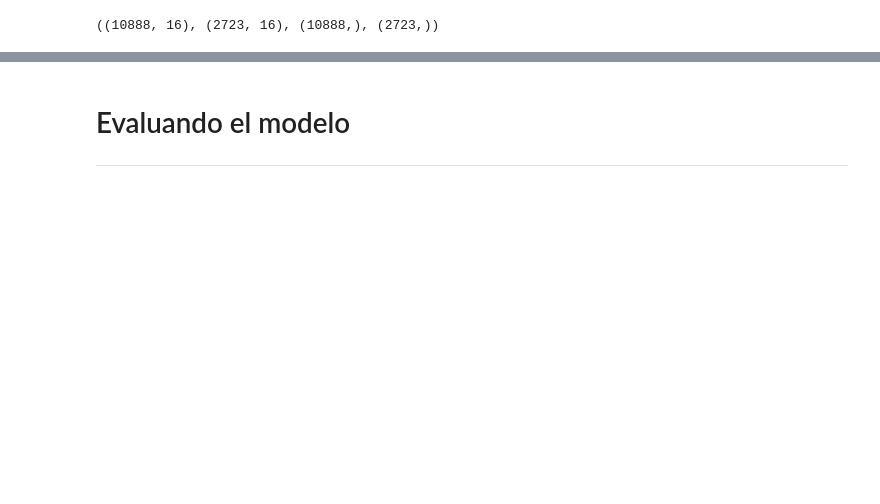
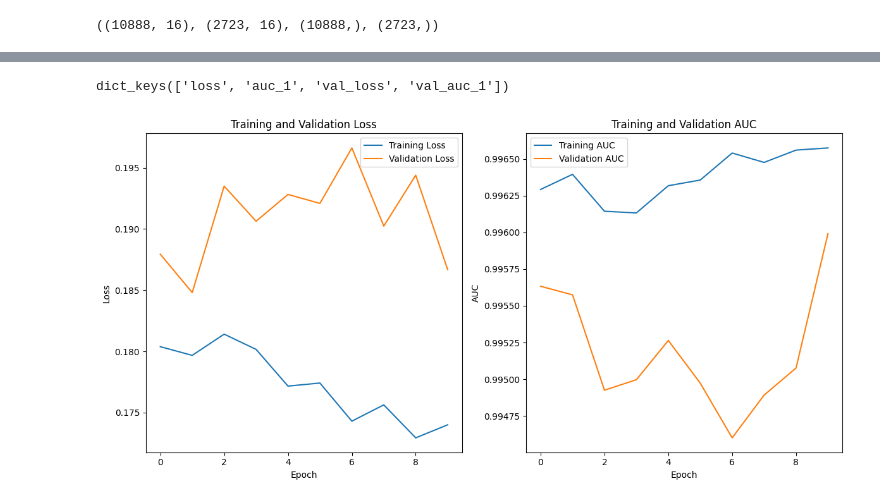
Before and after one commit to amaranto/aa2, a Jupyter notebook: ej2/main.ipynb, the cells around one changed output, grey strips where cells are left out. Drawn from its saved outputs; the diff is of its cells as text; code cells hidden in the pictures; blank space fills up the shorter version.

```diff
--- a/ej2/main.ipynb
+++ b/ej2/main.ipynb
@@ -377,3 +416,34 @@ Epoch 10/10
-# %% [markdown]
-# Evaluando el modelo
----
+# %%
+history.history.keys()
+# %% [output]
+dict_keys(['loss', 'auc_1', 'val_loss', 'val_auc_1'])
+# %%
+# Obtener métricas de entrenamiento y validación
+train_loss = history.history['loss']
+val_loss = history.history['val_loss']
+train_auc = history.history['auc_1']
+val_auc = history.history['val_auc_1']
+
+# Crear gráficos de Loss
+plt.figure(figsize=(12, 6))
+plt.subplot(1, 2, 1)
+plt.plot(train_loss, label='Training Loss')
+plt.plot(val_loss, label='Validation Loss')
+plt.title('Training and Validation Loss')
+plt.xlabel('Epoch')
+plt.ylabel('Loss')
+plt.legend()
+
+# Crear gráficos de AUC
+plt.subplot(1, 2, 2)
+plt.plot(train_auc, label='Training AUC')
+plt.plot(val_auc, label='Validation AUC')
+plt.title('Training and Validation AUC')
+plt.xlabel('Epoch')
+plt.ylabel('AUC')
+plt.legend()
+
+plt.tight_layout()
+plt.show()
+# %% [output]
+[figure, added]
```
Also changed, not shown: parts of 50 cells of this notebook.
